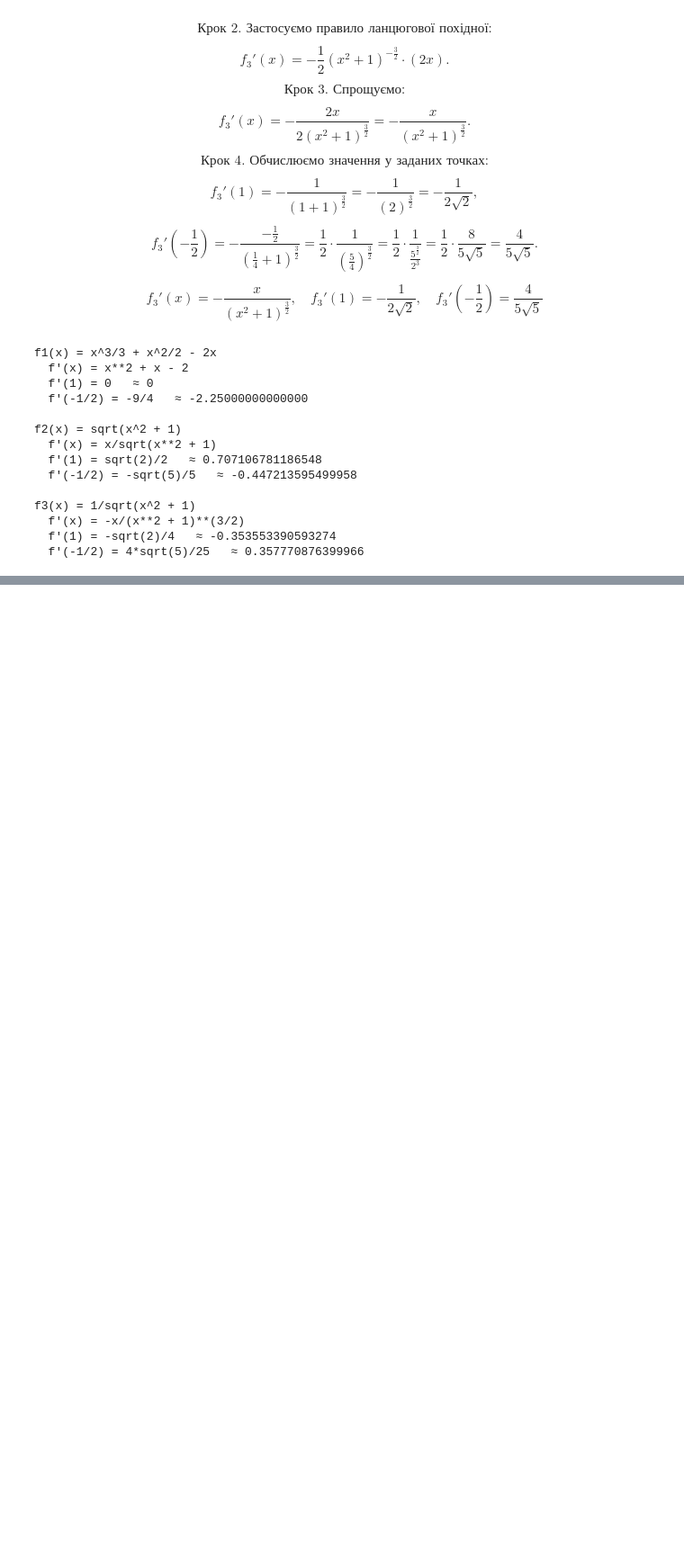
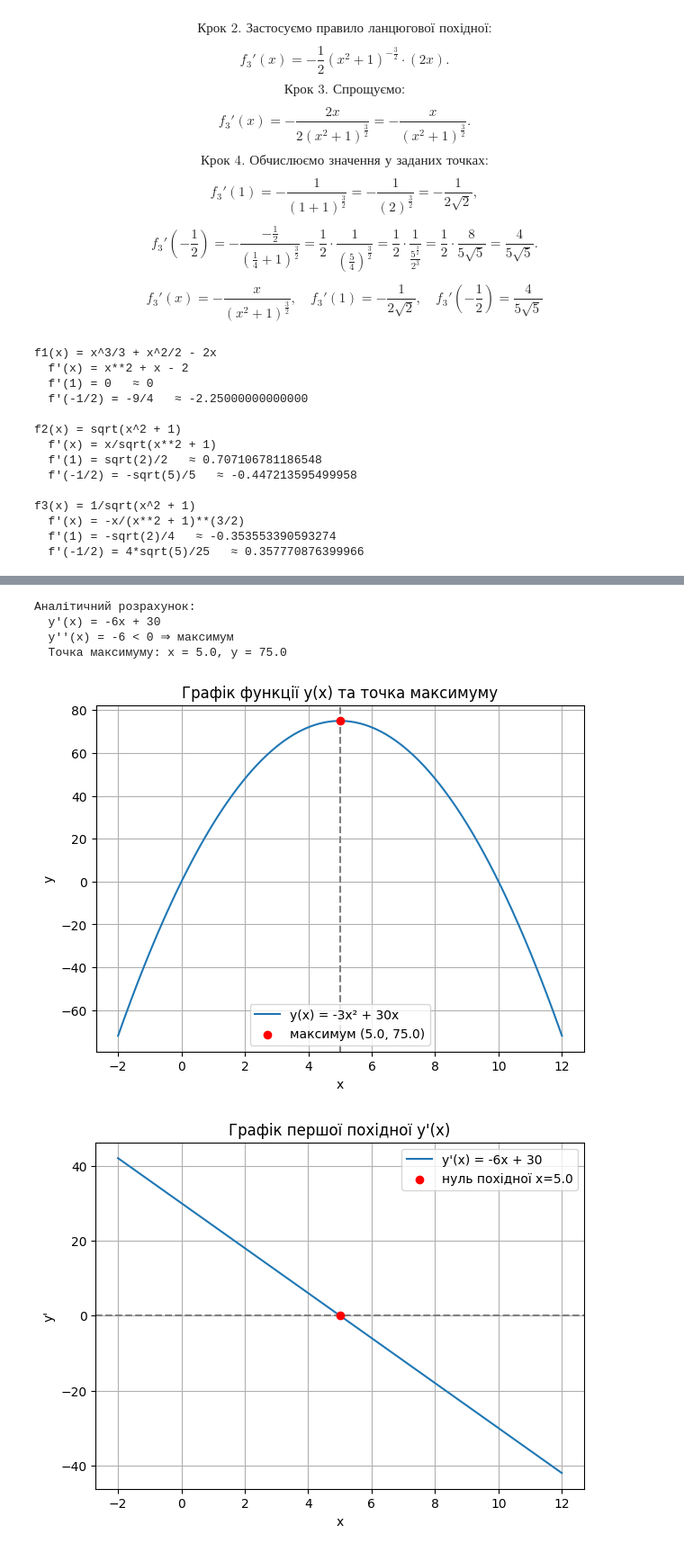
Before and after one commit to svetlanama/math, a Jupyter notebook: ДЗ5_Moicеєнко_Світлана_Олександрівна.ipynb, the cells around one changed output, grey strips where cells are left out. Shown: that part at 90% size. Saved outputs shown, nothing was run; the diff lists cells and outputs as text; code cells hidden in the pictures; blank space fills up the shorter version.

```diff
--- a/ДЗ5_Moicеєнко_Світлана_Олександрівна.ipynb
+++ b/ДЗ5_Moicеєнко_Світлана_Олександрівна.ipynb
@@ -242,0 +298,59 @@ f3(x) = 1/sqrt(x^2 + 1)
+# %%
+import numpy as np
+import matplotlib.pyplot as plt
+
+# 1. Задаємо функцію та її похідні
+def y(x):
+    return -3*x**2 + 30*x
+
+def dy(x):
+    return -6*x + 30
+
+def d2y(x):
+    return -6  # стала друга похідна
+
+# 2. Знаходимо аналітично точку максимуму
+a, b = -3, 30
+x_max = -b / (2*a)      # вершина параболи
+y_max = y(x_max)
+
+print("Аналітичний розрахунок:")
+print(f"  y'(x) = -6x + 30")
+print(f"  y''(x) = -6 < 0 ⇒ максимум")
+print(f"  Точка максимуму: x = {x_max}, y = {y_max}")
+
+# 3. Масив точок для побудови графіків
+xs = np.linspace(-2, 12, 400)
+
+# 4. Графік функції y(x) з точкою максимуму
+plt.figure(figsize=(7,5))
+plt.plot(xs, y(xs), label="y(x) = -3x² + 30x")
+plt.scatter([x_max], [y_max], color="red", zorder=5,
+            label=f"максимум ({x_max}, {y_max})")
+plt.axvline(x_max, linestyle="--", color="gray")
+plt.grid(True)
+plt.legend()
+plt.title("Графік функції y(x) та точка максимуму")
+plt.xlabel("x")
+plt.ylabel("y")
+plt.show()
+
+# 5. Графік першої похідної y'(x)
+plt.figure(figsize=(7,5))
+plt.plot(xs, dy(xs), label="y'(x) = -6x + 30")
+plt.axhline(0, linestyle="--", color="gray")
+plt.scatter([x_max], [0], color="red", zorder=5,
+            label=f"нуль похідної x={x_max}")
+plt.grid(True)
+plt.legend()
+plt.title("Графік першої похідної y'(x)")
+plt.xlabel("x")
+plt.ylabel("y'")
+plt.show()
+# %% [output]
+Аналітичний розрахунок:
+  y'(x) = -6x + 30
+  y''(x) = -6 < 0 ⇒ максимум
+  Точка максимуму: x = 5.0, y = 75.0
+[figure, added]
+[figure, added]
```
Also changed, not shown: parts of 2 cells of this notebook.
